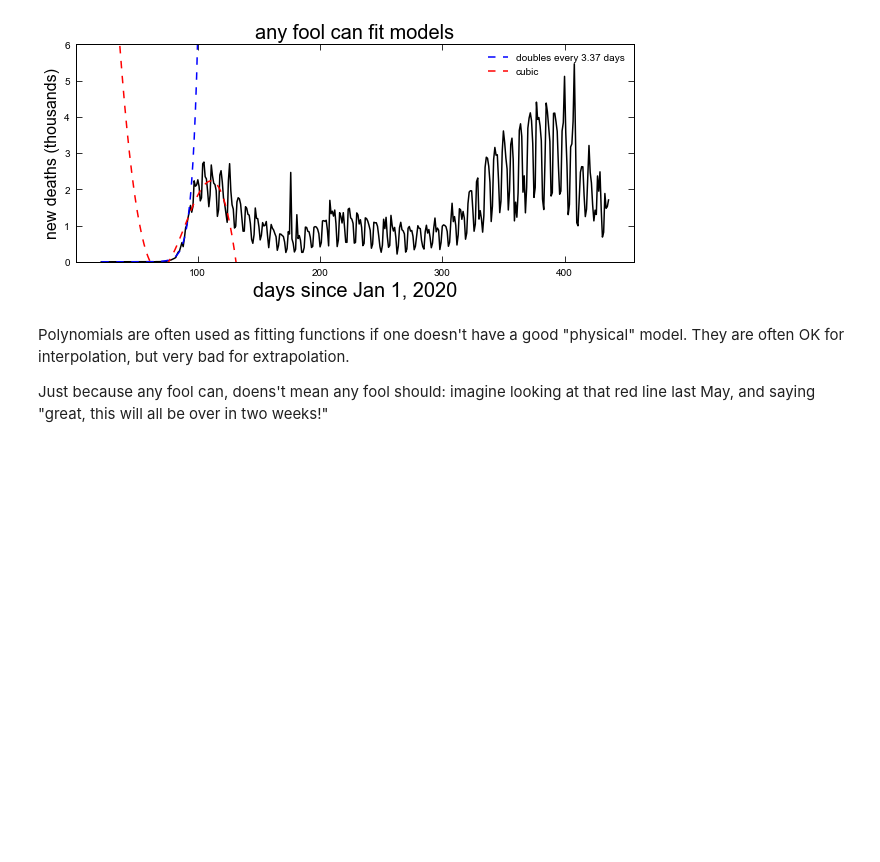
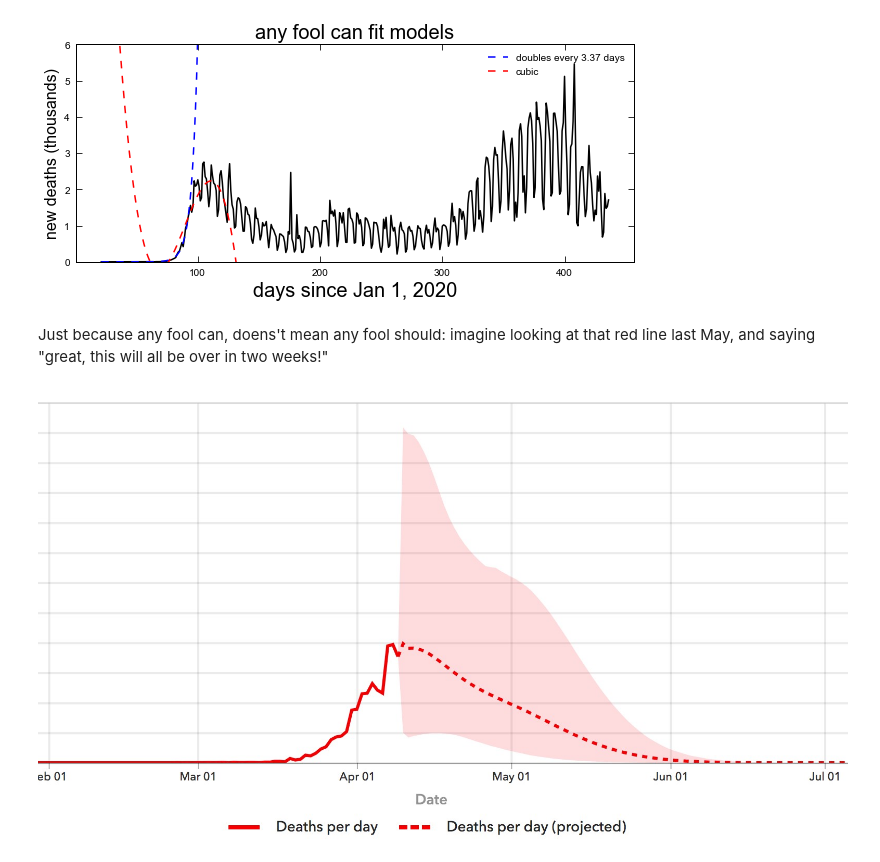
Before and after one commit to ucb-datalab/course_materials_2022, a Jupyter notebook: Lectures/Lecture6_model_fitting_stellar_spectra/parametric_fitting.ipynb, the cells around one changed output. Saved outputs shown, nothing was run; the diff lists cells and outputs as text; code cells hidden in the pictures; blank space fills up the shorter version.

```diff
--- a/Lectures/Lecture6_model_fitting_stellar_spectra/parametric_fitting.ipynb
+++ b/Lectures/Lecture6_model_fitting_stellar_spectra/parametric_fitting.ipynb
@@ -388,6 +468,11 @@ ax.set_title('any fool can fit models', fontsize=20)
 Text(0.5, 1.0, 'any fool can fit models')
 [figure]
 # %% [markdown]
-Polynomials are often used as fitting functions if one doesn't have a good "physical" model. They are often OK for interpolation, but very bad for extrapolation.
 
 Just because any fool can, doens't mean any fool should: imagine looking at that red line last May, and saying "great, this will all be over in two weeks!"
+# %%
+# what's wrong with this picture?
+
+Image(filename='imgs/IHME.jpg')
+# %% [output]
+[figure, added]
```
Also changed, not shown: parts of 7 cells of this notebook, 3 other files.
